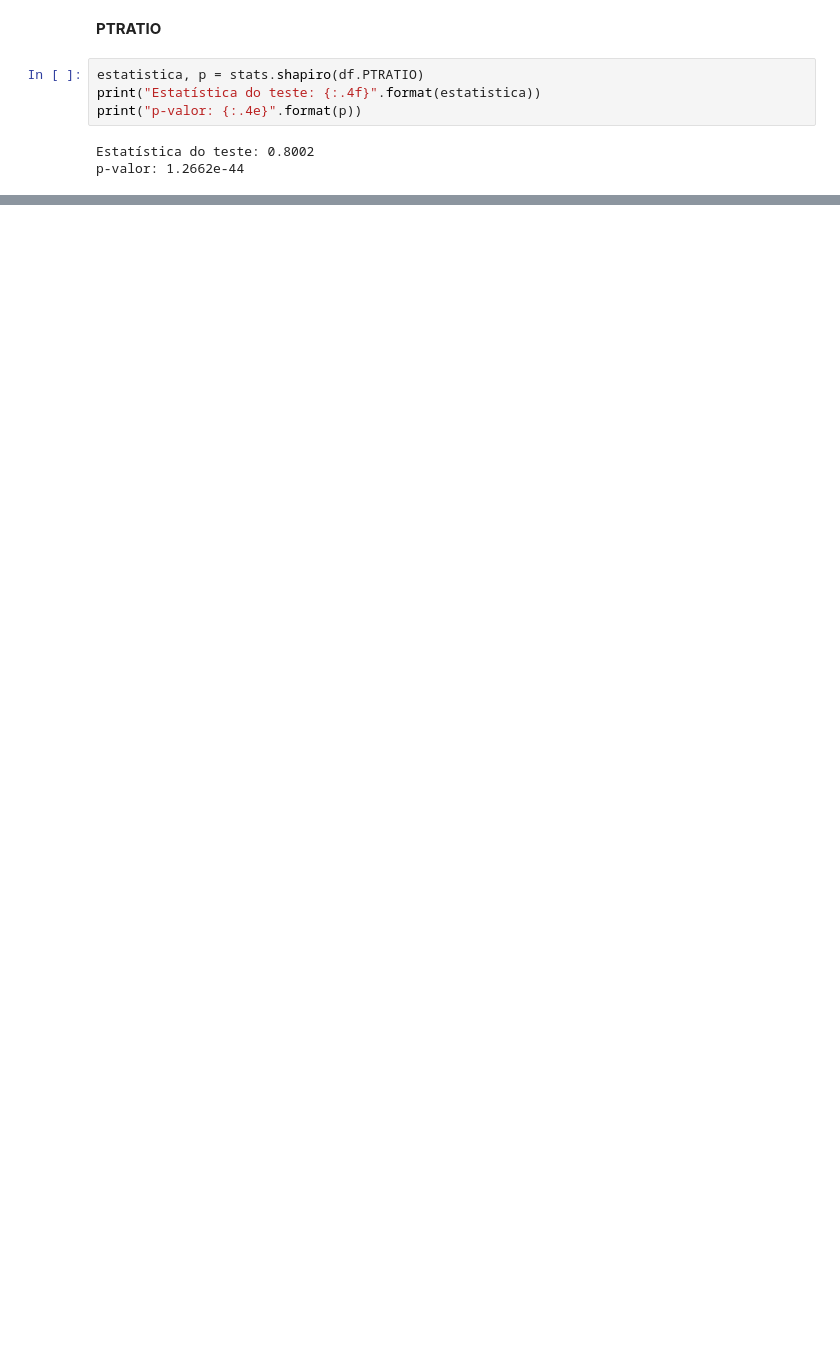
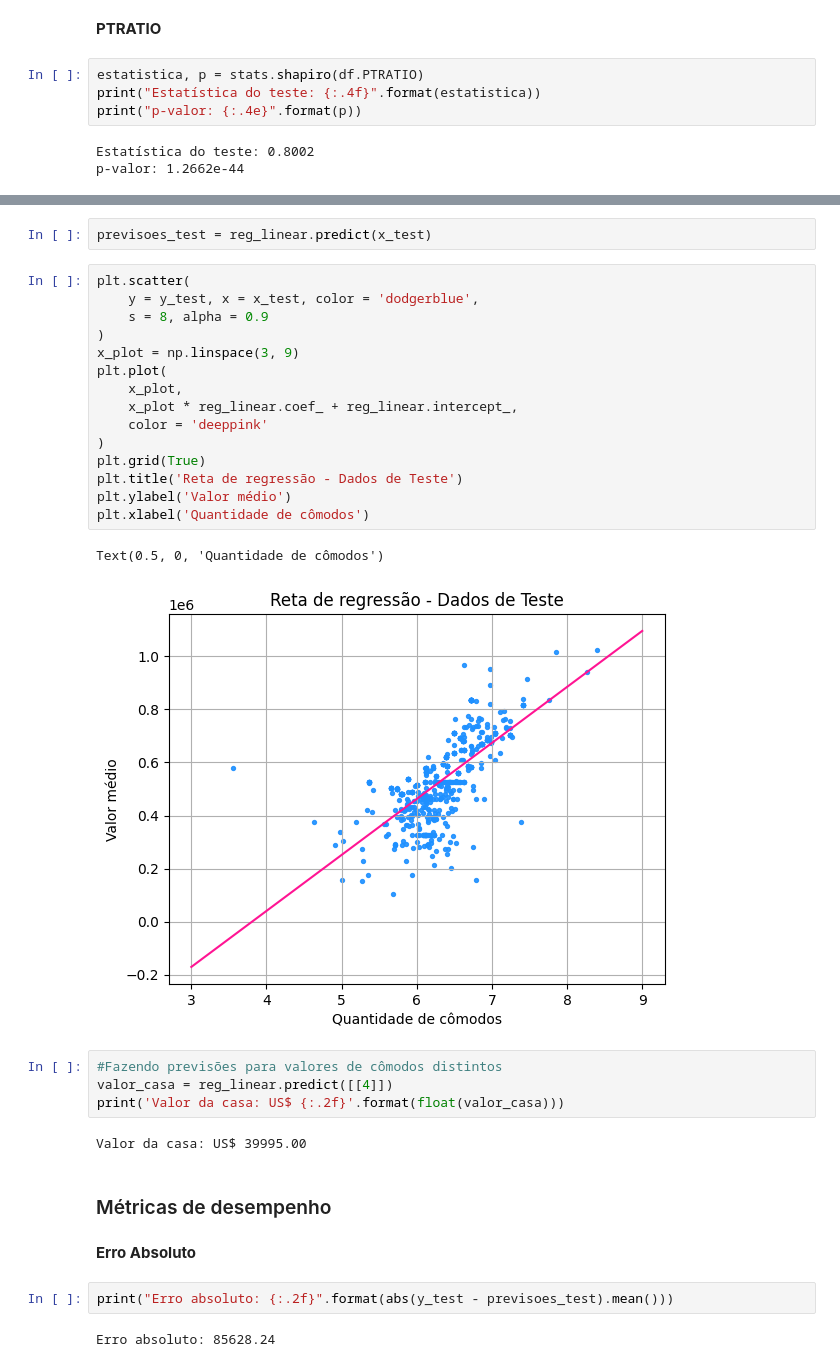
Before and after one commit to SisouDev/iaAlg, a Jupyter notebook: regression/linear.ipynb, the cells around one changed output, grey strips where cells are left out. Drawn from its saved outputs; the diff is of its cells as text; blank space fills up the shorter version.

```diff
--- a/regression/linear.ipynb
+++ b/regression/linear.ipynb
@@ -239,0 +443,34 @@ p-valor: 1.2662e-44
+# %%
+previsoes_test = reg_linear.predict(x_test)
+# %%
+plt.scatter(
+    y = y_test, x = x_test, color = 'dodgerblue',
+    s = 8, alpha = 0.9
+)
+x_plot = np.linspace(3, 9)
+plt.plot(
+    x_plot,
+    x_plot * reg_linear.coef_ + reg_linear.intercept_,
+    color = 'deeppink'
+)
+plt.grid(True)
+plt.title('Reta de regressão - Dados de Teste')
+plt.ylabel('Valor médio')
+plt.xlabel('Quantidade de cômodos')
+# %% [output]
+Text(0.5, 0, 'Quantidade de cômodos')
+[figure, added]
+# %%
+#Fazendo previsões para valores de cômodos distintos
+valor_casa = reg_linear.predict([[4]])
+print('Valor da casa: US$ {:.2f}'.format(float(valor_casa)))
+# %% [output]
+Valor da casa: US$ 39995.00
+# %% [markdown]
+### Métricas de desempenho ###
+# %% [markdown]
+**Erro Absoluto**
+# %%
+print("Erro absoluto: {:.2f}".format(abs(y_test - previsoes_test).mean()))
+# %% [output]
+Erro absoluto: 85628.24
```
Also changed, not shown: parts of 48 cells of this notebook.
